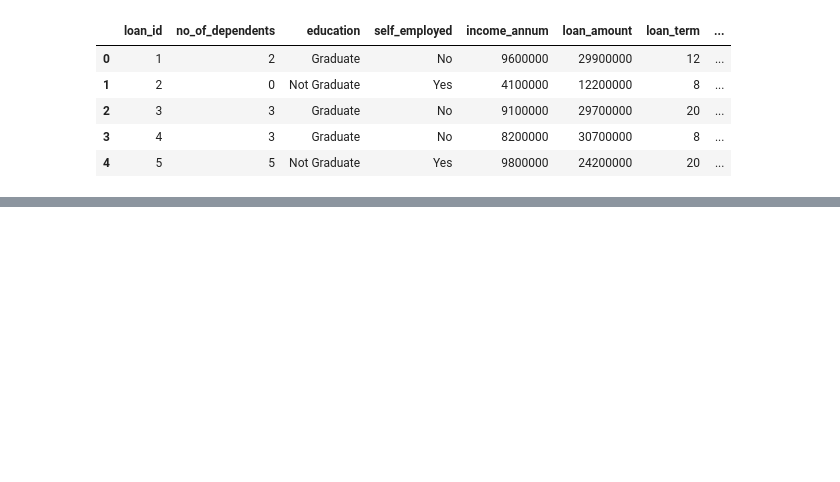
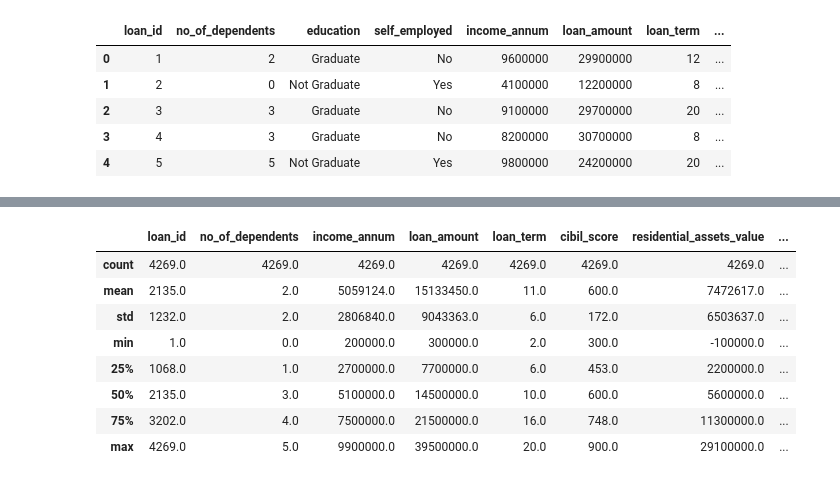
Before and after one commit to Rampenator/dsb, a Jupyter notebook: Ville.ipynb, the cells around one changed output, grey strips where cells are left out. Cells and saved outputs as stored; diff of their text form; code cells hidden in the pictures; blank space fills up the shorter version.

```diff
--- a/Ville.ipynb
+++ b/Ville.ipynb
@@ -22,0 +97,12 @@ loans.head()
+# %%
+loans.describe().round()
+# %% [output]
+|  | loan_id | no_of_dependents | income_annum | loan_amount | loan_term | cibil_score | residential_assets_value | ... |
+| count | 4269.0 | 4269.0 | 4269.0 | 4269.0 | 4269.0 | 4269.0 | 4269.0 | ... |
+| mean | 2135.0 | 2.0 | 5059124.0 | 15133450.0 | 11.0 | 600.0 | 7472617.0 | ... |
+| std | 1232.0 | 2.0 | 2806840.0 | 9043363.0 | 6.0 | 172.0 | 6503637.0 | ... |
+| min | 1.0 | 0.0 | 200000.0 | 300000.0 | 2.0 | 300.0 | -100000.0 | ... |
+| 25% | 1068.0 | 1.0 | 2700000.0 | 7700000.0 | 6.0 | 453.0 | 2200000.0 | ... |
+| 50% | 2135.0 | 3.0 | 5100000.0 | 14500000.0 | 10.0 | 600.0 | 5600000.0 | ... |
+| 75% | 3202.0 | 4.0 | 7500000.0 | 21500000.0 | 16.0 | 748.0 | 11300000.0 | ... |
+| max | 4269.0 | 5.0 | 9900000.0 | 39500000.0 | 20.0 | 900.0 | 29100000.0 | ... |
```
Also changed, not shown: parts of 17 cells of this notebook.
